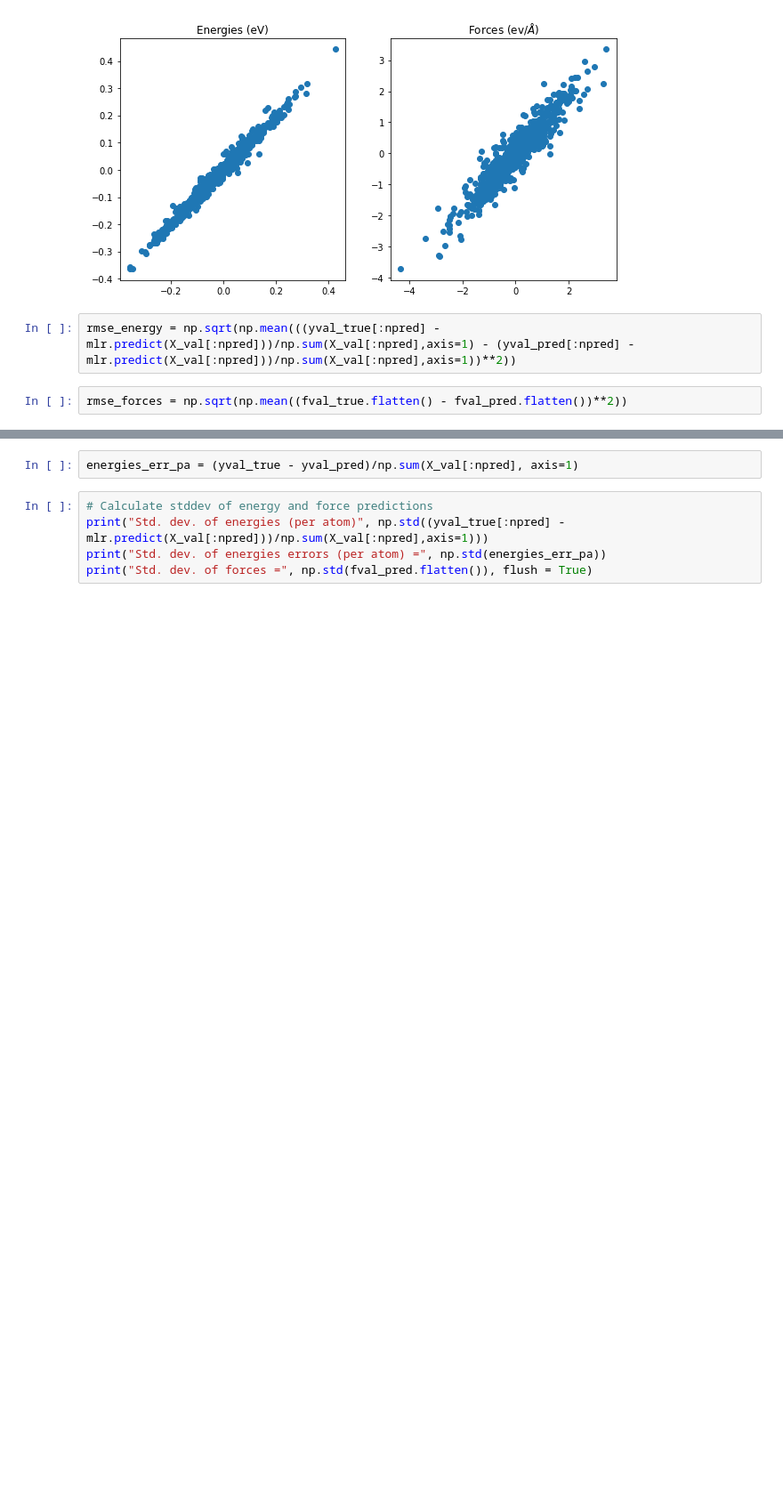
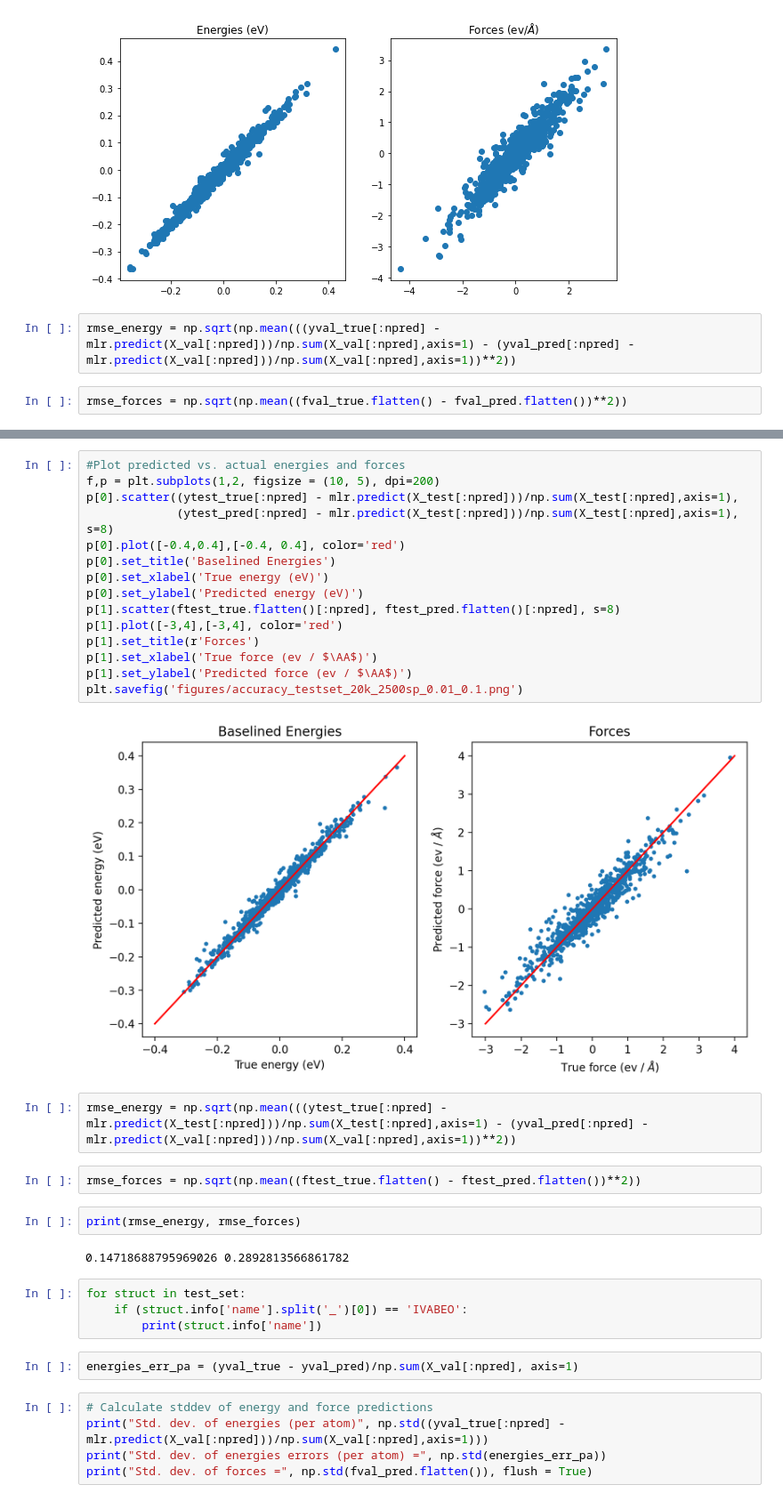
Before and after one commit to victorprincipe/genpot, a Jupyter notebook: general_purpose_potential_part_5.ipynb, the cells around one changed output, grey strips where cells are left out. Shown at 89% size. Cells and saved outputs as stored; diff of their text form; blank space fills up the shorter version.

```diff
--- a/general_purpose_potential_part_5.ipynb
+++ b/general_purpose_potential_part_5.ipynb
@@ -1036,3 +1069,32 @@ print(rmse_energy, rmse_forces)
+# %%
+#Plot predicted vs. actual energies and forces
+f,p = plt.subplots(1,2, figsize = (10, 5), dpi=200)
+p[0].scatter((ytest_true[:npred] - mlr.predict(X_test[:npred]))/np.sum(X_test[:npred],axis=1),
+             (ytest_pred[:npred] - mlr.predict(X_test[:npred]))/np.sum(X_test[:npred],axis=1), s=8)
+p[0].plot([-0.4,0.4],[-0.4, 0.4], color='red')
+p[0].set_title('Baselined Energies')
+p[0].set_xlabel('True energy (eV)')
+p[0].set_ylabel('Predicted energy (eV)')
+p[1].scatter(ftest_true.flatten()[:npred], ftest_pred.flatten()[:npred], s=8)
+p[1].plot([-3,4],[-3,4], color='red')
+p[1].set_title(r'Forces')
+p[1].set_xlabel('True force (ev / $\AA$)')
+p[1].set_ylabel('Predicted force (ev / $\AA$)')
+plt.savefig('figures/accuracy_testset_20k_2500sp_0.01_0.1.png')
+# %% [output]
+[figure, added]
+# %%
+rmse_energy = np.sqrt(np.mean(((ytest_true[:npred] - mlr.predict(X_test[:npred]))/np.sum(X_test[:npred],axis=1) - (yval_pred[:npred] - mlr.predict(X_val[:npred]))/np.sum(X_val[:npred],axis=1))**2))
+# %%
+rmse_forces = np.sqrt(np.mean((ftest_true.flatten() - ftest_pred.flatten())**2))
+# %%
+print(rmse_energy, rmse_forces)
+# %% [output]
+0.14718688795969026 0.2892813566861782
+# %%
+for struct in test_set:
+    if (struct.info['name'].split('_')[0]) == 'IVABEO':
+        print(struct.info['name'])
 # %%
 energies_err_pa = (yval_true - yval_pred)/np.sum(X_val[:npred], axis=1)
 # %%
```
Also changed, not shown: parts of 4 cells of this notebook, 3 other files.
